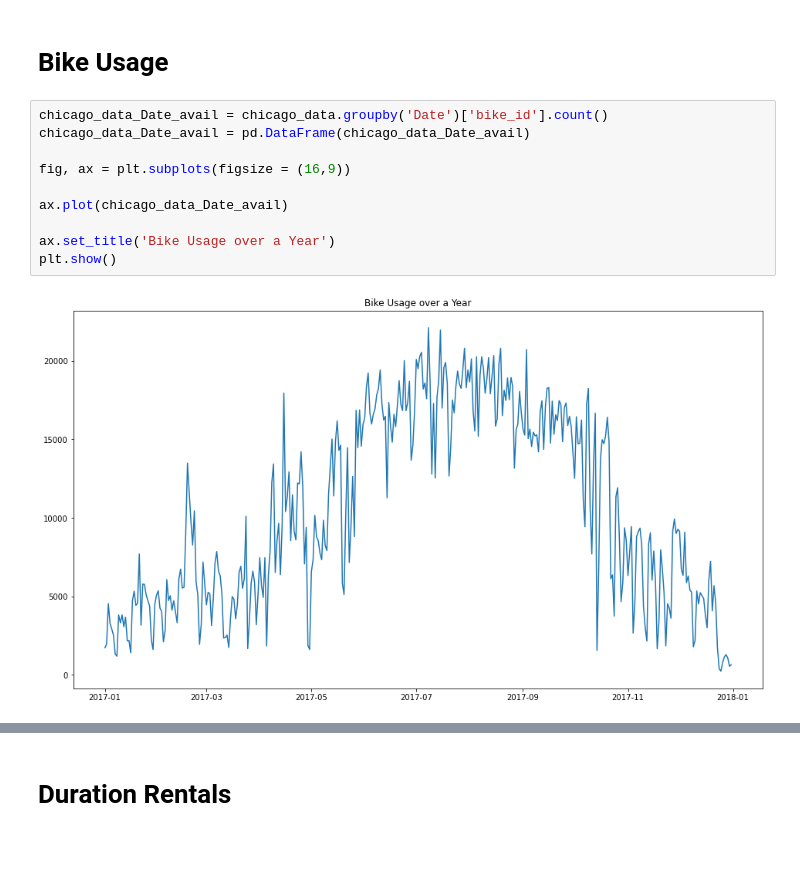
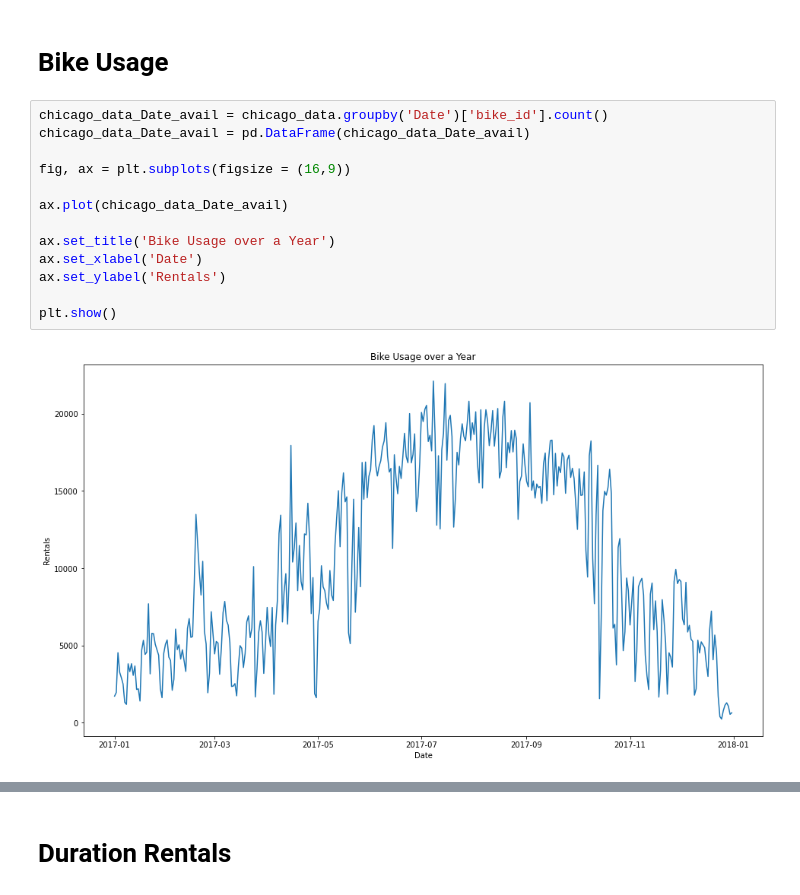
Before and after one commit to NeffIsBack/ThePredictors_DSML_Team_Assignment, a Jupyter notebook: Code_TeamAssignment.ipynb, the cells around one changed output, grey strips where cells are left out. Drawn from its saved outputs; the diff is of its cells as text; blank space fills up the shorter version.

```diff
--- a/Code_TeamAssignment.ipynb
+++ b/Code_TeamAssignment.ipynb
@@ -202,15 +209,18 @@ plt.show()
 # %%
 chicago_data_Date_avail = chicago_data.groupby('Date')['bike_id'].count()
 chicago_data_Date_avail = pd.DataFrame(chicago_data_Date_avail)
 
 fig, ax = plt.subplots(figsize = (16,9))
 
 ax.plot(chicago_data_Date_avail)
 
 ax.set_title('Bike Usage over a Year')
+ax.set_xlabel('Date')
+ax.set_ylabel('Rentals')
+
 plt.show()
 # %% [output]
-[figure, old version]
+[figure, new version]
 # %%
 chicago_data_Hour_avail = chicago_data.groupby(['Hour'])['bike_id'].count()
 chicago_data_Hour_avail = pd.DataFrame(chicago_data_Hour_avail)
```
Also changed, not shown: parts of 8 cells of this notebook.
